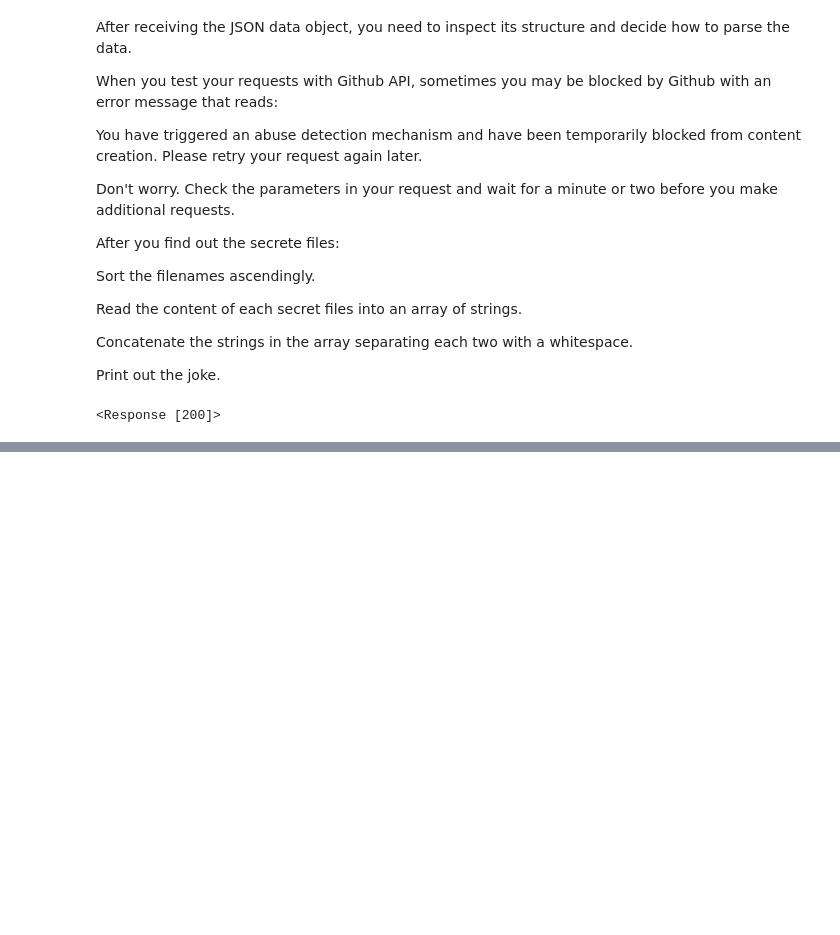
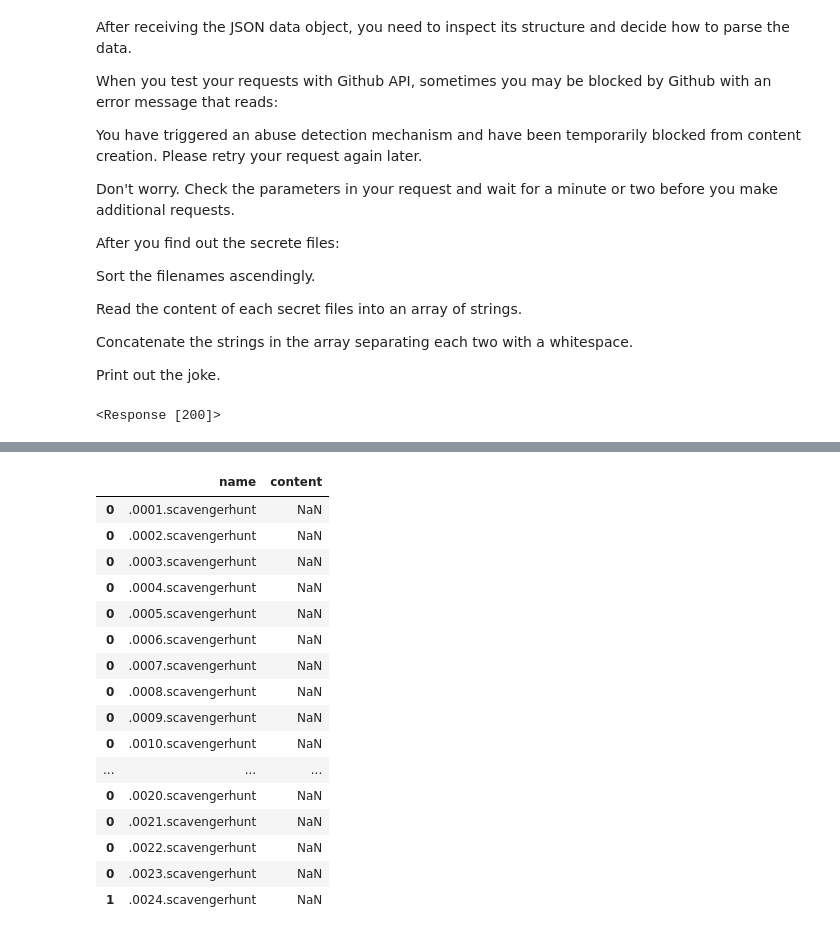
Before and after one commit to luisfarre/lab-API-scavenger, a Jupyter notebook: ab-API-scavenger - main.ipynb, the cells around one changed output, grey strips where cells are left out. Drawn from its saved outputs; the diff is of its cells as text; code cells hidden in the pictures; blank space fills up the shorter version.

```diff
--- a/ab-API-scavenger - main.ipynb
+++ b/ab-API-scavenger - main.ipynb
@@ -129,0 +132,3 @@ files.head(2)
+# %%
+files2=files
+files2.head(10)
@@ -130,2 +147,2 @@ files.head(2)
 # %%
-scavenger_df=files[(files['name'].str.contains('scavenger'))]
+scavenger_df=files2[(files2['name'].str.contains('scavenger'))]
@@ -133,0 +156,4 @@ KeyError: 'name'
+# %%
+#countries.sort_values(by=['Case_Number'], ascending=False).head(15)
+scavenger_df=scavenger_df.sort_values(['name'],ascending=True)
+scavenger_df.head(2)
@@ -133,0 +164,21 @@ KeyError: 'name'
+# %%
+x=scavenger_df[['name','content']]
+x
+# %% [output]
+|  | name | content |
+| 0 | .0001.scavengerhunt | NaN |
+| 0 | .0002.scavengerhunt | NaN |
+| 0 | .0003.scavengerhunt | NaN |
+| 0 | .0004.scavengerhunt | NaN |
+| 0 | .0005.scavengerhunt | NaN |
+| 0 | .0006.scavengerhunt | NaN |
+| 0 | .0007.scavengerhunt | NaN |
+| 0 | .0008.scavengerhunt | NaN |
+| 0 | .0009.scavengerhunt | NaN |
+| 0 | .0010.scavengerhunt | NaN |
+| ... | ... | ... |
+| 0 | .0020.scavengerhunt | NaN |
+| 0 | .0021.scavengerhunt | NaN |
+| 0 | .0022.scavengerhunt | NaN |
+| 0 | .0023.scavengerhunt | NaN |
+| 1 | .0024.scavengerhunt | NaN |
```
Also changed, not shown: parts of 6 cells of this notebook.
